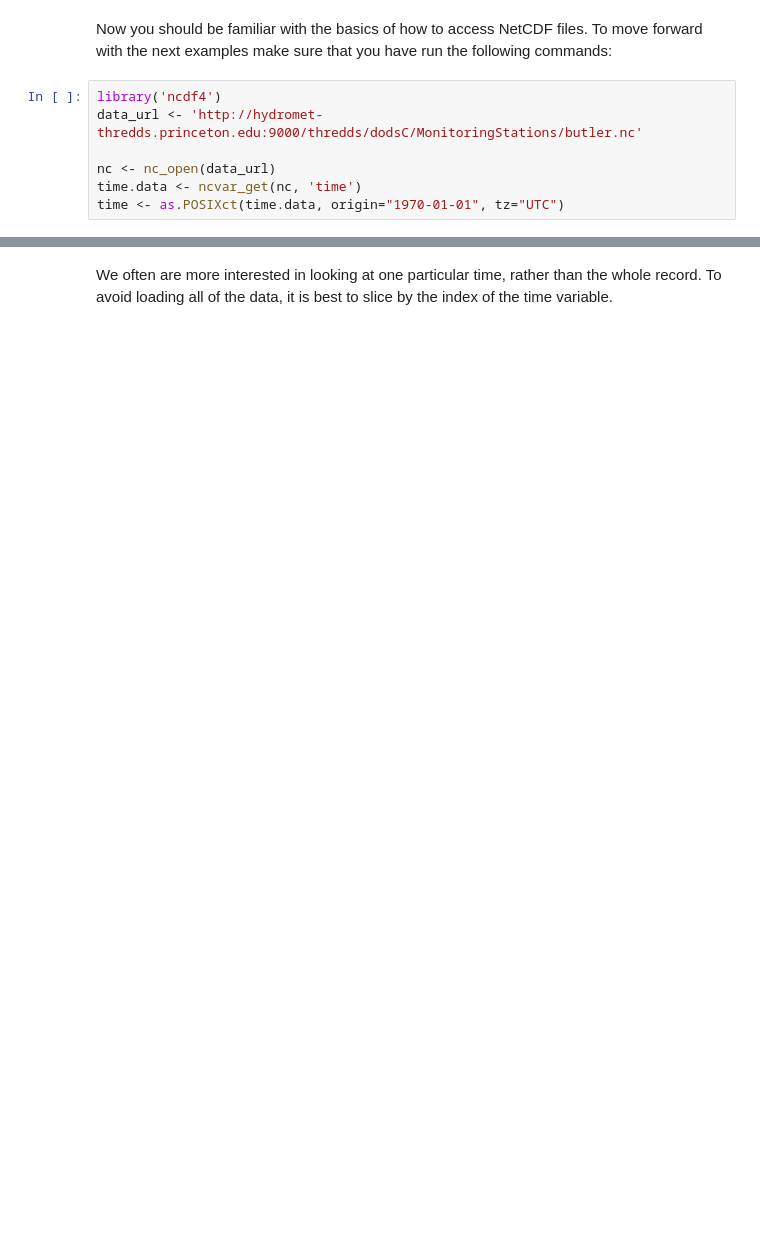
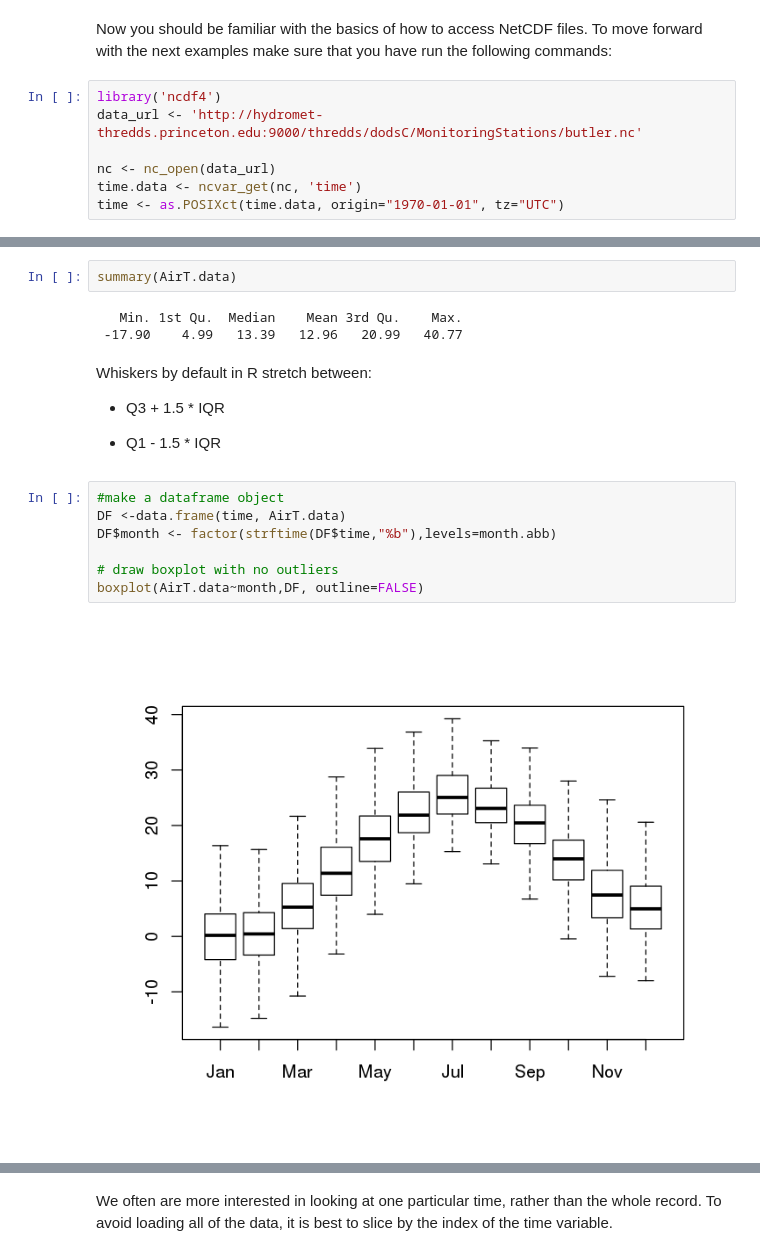
Before and after one commit to jsignell/intro-to-netcdf, a Jupyter notebook: Intro to R.ipynb, the cells around one changed output, grey strips where cells are left out. Saved outputs shown, nothing was run; the diff lists cells and outputs as text; blank space fills up the shorter version.

Commit message:
added boxplots to intro to R

```diff
--- a/Intro to R.ipynb
+++ b/Intro to R.ipynb
@@ -84,2 +89,21 @@ time <- as.POSIXct(time.data, origin="1970-01-01", tz="UTC")
+# %%
+summary(AirT.data)
+# %% [output]
+   Min. 1st Qu.  Median    Mean 3rd Qu.    Max.
+ -17.90    4.99   13.39   12.96   20.99   40.77
+# %% [markdown]
+Whiskers by default in R stretch between:
+ - Q3 + 1.5 * IQR
+
+ - Q1 - 1.5 * IQR
+# %%
+#make a dataframe object
+DF <-data.frame(time, AirT.data)
+DF$month <- factor(strftime(DF$time,"%b"),levels=month.abb)
+
+# draw boxplot with no outliers
+boxplot(AirT.data~month,DF, outline=FALSE)
+# %% [output]
+[figure, added]
 # %% [markdown]
 ## Time slices
```
Also changed, not shown: parts of 20 cells of this notebook, 1 other file.
